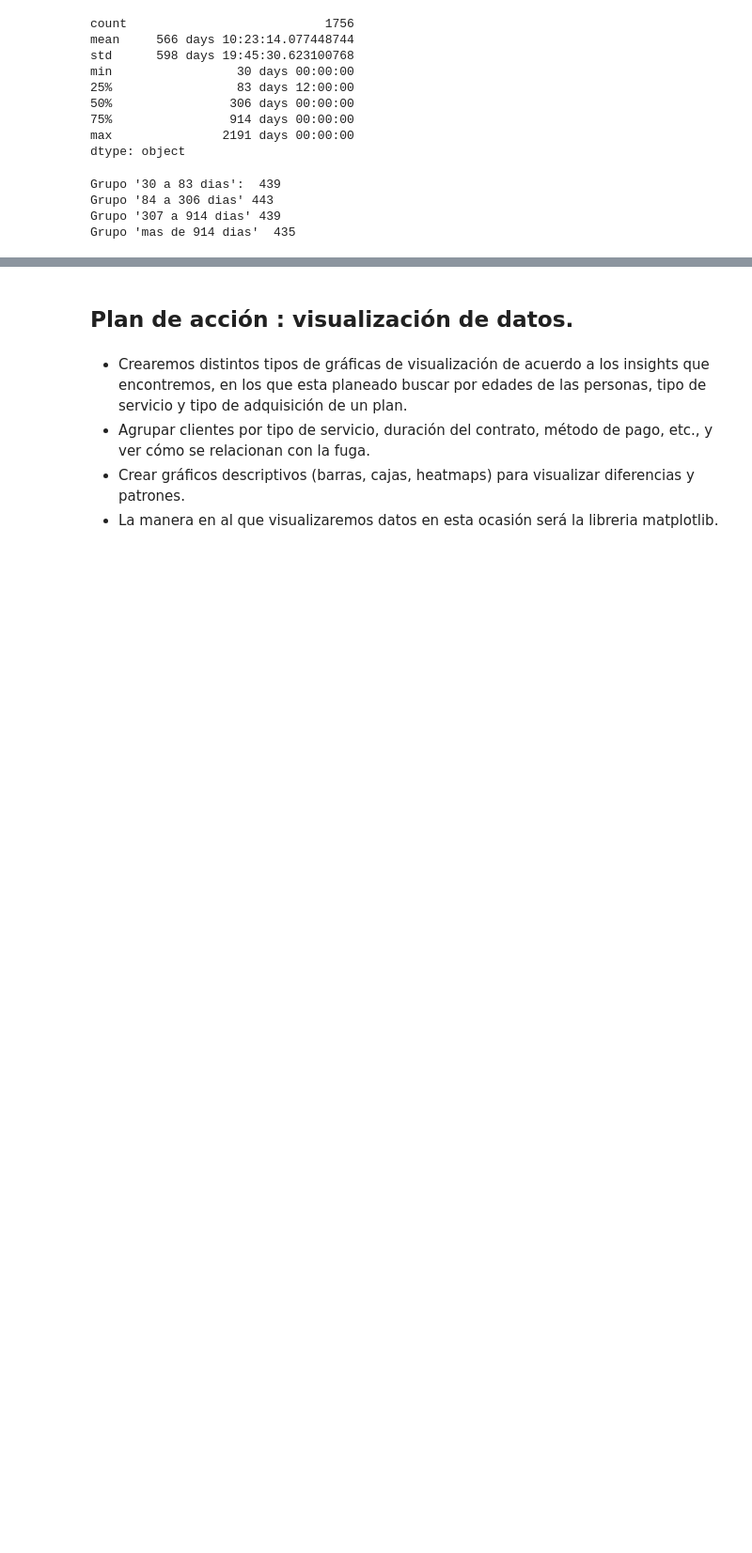
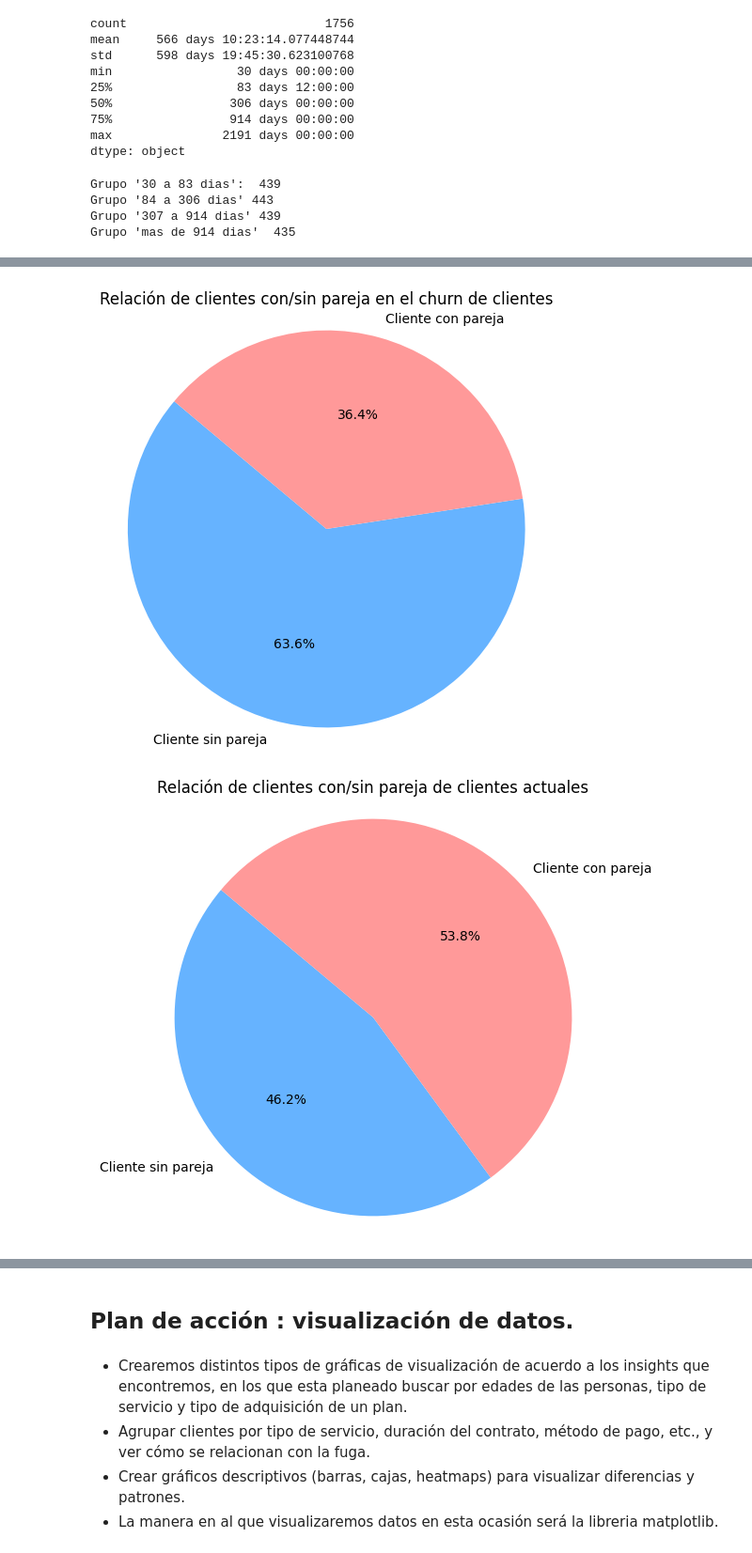
Before and after one commit to UnDogmaticSocrates/my_last_dance, a Jupyter notebook: My_last_dance/EDA.ipynb, the cells around one changed output, grey strips where cells are left out. Shown at 94% size. Saved outputs shown, nothing was run; the diff lists cells and outputs as text; code cells hidden in the pictures; blank space fills up the shorter version.

```diff
--- a/My_last_dance/EDA.ipynb
+++ b/My_last_dance/EDA.ipynb
@@ -481,0 +544,11 @@ Name: customerID, Length: 1756, dtype: object>
+# %%
+clients_go_with_partner = clients_go[clients_go['Partner']== 'Yes']
+clients_go_without_partner = clients_go[clients_go['Partner']== 'No']
+clients_stay_with_partner = clients_stay[clients_stay['Partner']== 'Yes']
+clients_stay_without_partner = clients_stay[clients_stay['Partner']== 'No']
+
+print(clients_go_with_partner['Partner'].value_counts())
+print()
+print(clients_go_without_partner['Partner'].value_counts())
+print()
+print(clients_go.shape[0])
@@ -481,0 +565,29 @@ Name: customerID, Length: 1756, dtype: object>
+# %%
+porcentaje_partner = len(clients_go_with_partner) / total * 100
+porcentaje_no_partner = len(clients_go_without_partner) / total * 100
+
+porcentaje_partner_stay = len(clients_stay_with_partner) / total_stay * 100
+porcentaje_no_partner_stay = len(clients_stay_without_partner) / total_stay * 100
+# %%
+labels = ['Cliente sin pareja', 'Cliente con pareja']
+sizes = [porcentaje_no_partner, porcentaje_partner]
+colors = ['#66b3ff', '#ff9999']
+
+plt.figure(figsize=(6,6))
+plt.pie(sizes, labels=labels, autopct='%1.1f%%', colors=colors, startangle=140)
+plt.title('Relación de clientes con/sin pareja en el churn de clientes')
+plt.axis('equal')  # Hace que el pastel se vea circular
+plt.show()
+
+labels = ['Cliente sin pareja', 'Cliente con pareja']
+sizes = [porcentaje_no_partner_stay, porcentaje_partner_stay]
+colors = ['#66b3ff', '#ff9999']
+
+plt.figure(figsize=(6,6))
+plt.pie(sizes, labels=labels, autopct='%1.1f%%', colors=colors, startangle=140)
+plt.title('Relación de clientes con/sin pareja de clientes actuales')
+plt.axis('equal')  # Hace que el pastel se vea circular
+plt.show()
+# %% [output]
+[figure, added]
+[figure, added]
```
Also changed, not shown: parts of 20 cells of this notebook.
